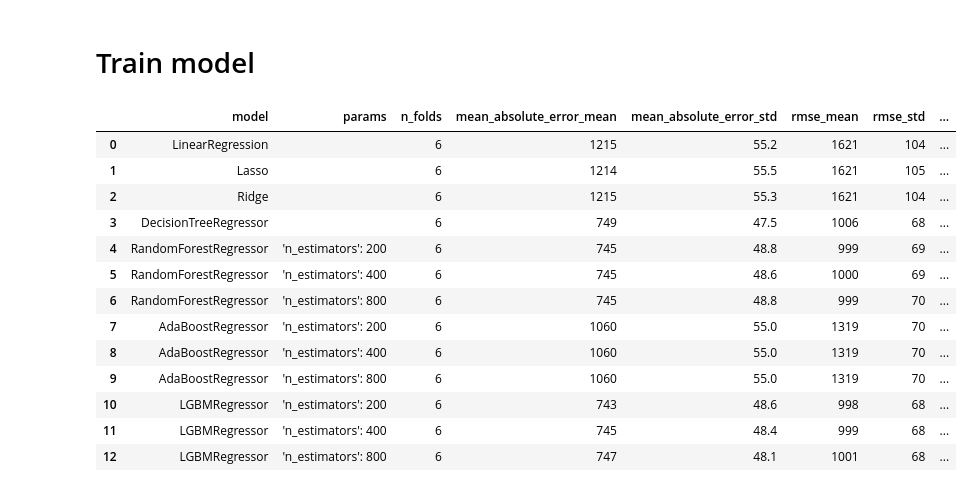
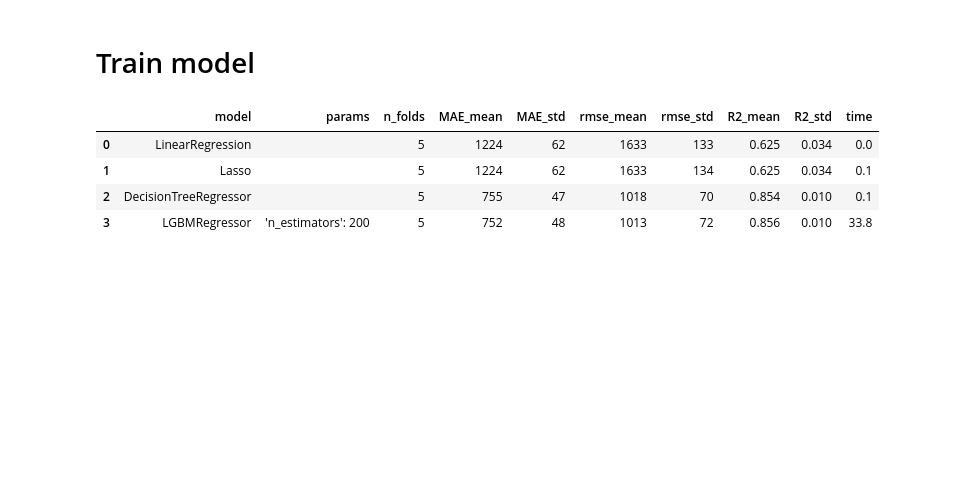
Before and after one commit to WaldemarWalo/DataScienceProjects, a Jupyter notebook: UK_Used_Car_Price_Regression/40.Fiesta.ipynb, the cells around one changed output. Drawn from its saved outputs; the diff is of its cells as text; code cells hidden in the pictures; blank space fills up the shorter version.

Commit message:
custom cv refactored to support classification and regression

```diff
--- a/UK_Used_Car_Price_Regression/40.Fiesta.ipynb
+++ b/UK_Used_Car_Price_Regression/40.Fiesta.ipynb
@@ -158,36 +160,27 @@ def rmse(y_true, y_pred):
 # %%
 all_results = []
 # %%
-n_est_list = [200, 400, 800]
-models = [
+n_est_list = [200]
+models_and_params = [
     (LinearRegression, {}),
     (Lasso, {'random_state': RS}),
-    (Ridge, {'random_state': RS}),
+    # (Ridge, {'random_state': RS}),
     (DecisionTreeRegressor, {}),
-    *[ (RandomForestRegressor,         {'random_state': RS, 'n_estimators': n_e}) for n_e in n_est_list ],
-    *[ (AdaBoostRegressor,         {'random_state': RS, 'n_estimators': n_e}) for n_e in  n_est_list],
+    # *[ (RandomForestRegressor,         {'random_state': RS, 'n_estimators': n_e}) for n_e in n_est_list ],
+    # *[ (AdaBoostRegressor,         {'random_state': RS, 'n_estimators': n_e}) for n_e in  n_est_list],
     *[ (LGBMRegressor,         {'random_state': RS, 'n_estimators': n_e}) for n_e in n_est_list ],
 ]
+cv = KFold(5)
 metrics = [ mae, rmse, r2]
-n_folds = [6]
 
 r = t.grid_exec(
-    lambda model, n_folds: m.cross_val(model, X, y, metrics, n_folds),
-    models, n_folds,
-    on1Completed = lambda r: m.display_stats(m.get_stats_df(r))
+    lambda model: m.cv_regression(model, cv, X, y, metrics),
+    models_and_params,
+    on1Completed = lambda r: m.display_stats(r)
 )
 # %% [output]
-|  | model | params | n_folds | mean_absolute_error_mean | mean_absolute_error_std | rmse_mean | rmse_std | ... |
-| 0 | LinearRegression |  | 6 | 1215 | 55.2 | 1621 | 104 | ... |
-| 1 | Lasso |  | 6 | 1214 | 55.5 | 1621 | 105 | ... |
-| 2 | Ridge |  | 6 | 1215 | 55.3 | 1621 | 104 | ... |
-| 3 | DecisionTreeRegressor |  | 6 | 749 | 47.5 | 1006 | 68 | ... |
-| 4 | RandomForestRegressor | 'n_estimators': 200 | 6 | 745 | 48.8 | 999 | 69 | ... |
-| 5 | RandomForestRegressor | 'n_estimators': 400 | 6 | 745 | 48.6 | 1000 | 69 | ... |
-| 6 | RandomForestRegressor | 'n_estimators': 800 | 6 | 745 | 48.8 | 999 | 70 | ... |
-| 7 | AdaBoostRegressor | 'n_estimators': 200 | 6 | 1060 | 55.0 | 1319 | 70 | ... |
-| 8 | AdaBoostRegressor | 'n_estimators': 400 | 6 | 1060 | 55.0 | 1319 | 70 | ... |
-| 9 | AdaBoostRegressor | 'n_estimators': 800 | 6 | 1060 | 55.0 | 1319 | 70 | ... |
-| 10 | LGBMRegressor | 'n_estimators': 200 | 6 | 743 | 48.6 | 998 | 68 | ... |
-| 11 | LGBMRegressor | 'n_estimators': 400 | 6 | 745 | 48.4 | 999 | 68 | ... |
-| 12 | LGBMRegressor | 'n_estimators': 800 | 6 | 747 | 48.1 | 1001 | 68 | ... |
+|  | model | params | n_folds | MAE_mean | MAE_std | rmse_mean | rmse_std | R2_mean | R2_std | time |
+| 0 | LinearRegression |  | 5 | 1224 | 62 | 1633 | 133 | 0.625 | 0.034 | 0.0 |
+| 1 | Lasso |  | 5 | 1224 | 62 | 1633 | 134 | 0.625 | 0.034 | 0.1 |
+| 2 | DecisionTreeRegressor |  | 5 | 755 | 47 | 1018 | 70 | 0.854 | 0.010 | 0.1 |
+| 3 | LGBMRegressor | 'n_estimators': 200 | 5 | 752 | 48 | 1013 | 72 | 0.856 | 0.010 | 33.8 |
```
Also changed, not shown: parts of 6 cells of this notebook, 6 other files.
